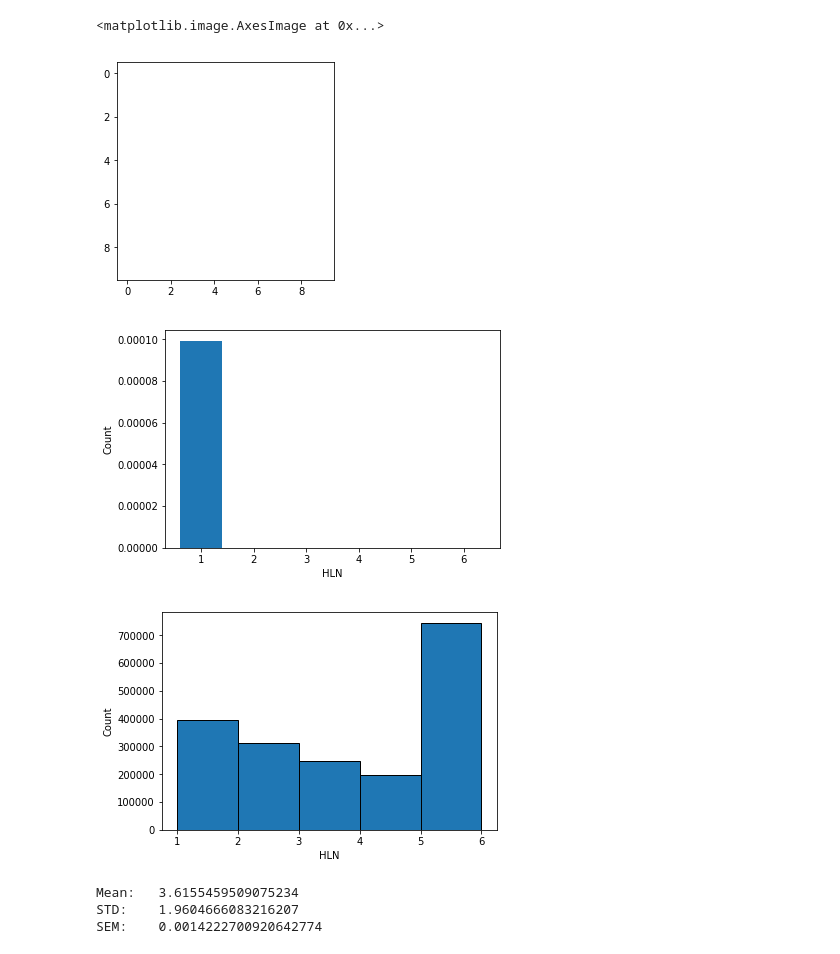
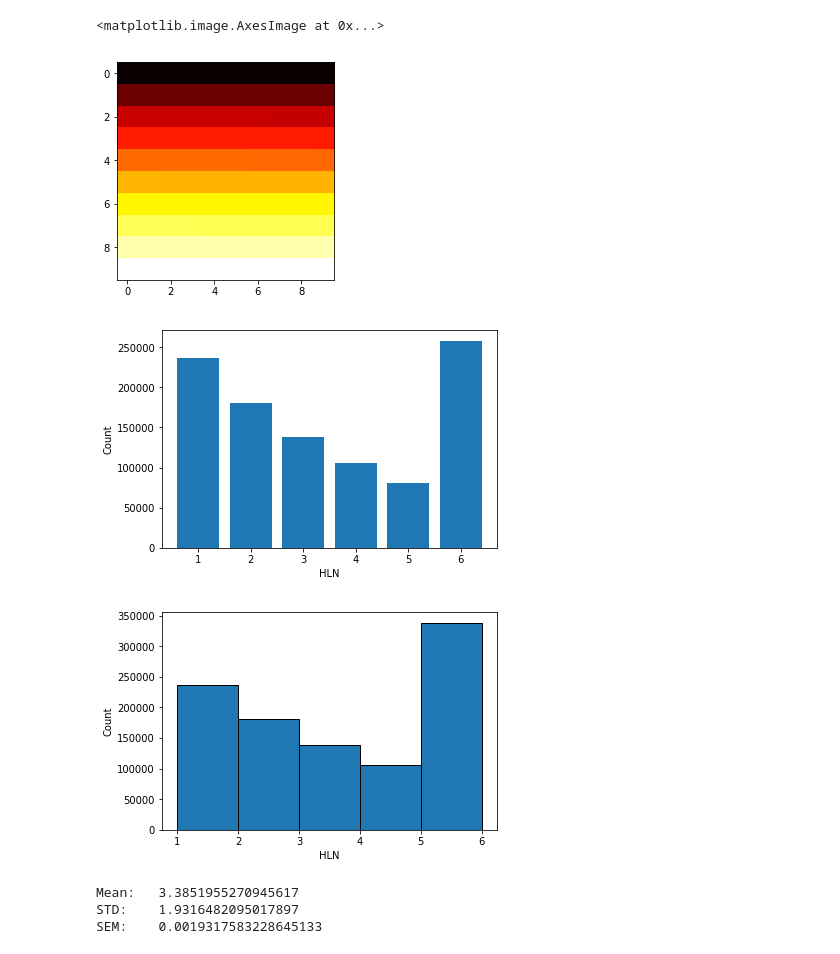
Before and after one commit to technodivergent/Bacillus_Anthracis_Simulation, a Jupyter notebook: Lung Submodel.ipynb, the cells around one changed output. Saved outputs shown, nothing was run; the diff lists cells and outputs as text; code cells hidden in the pictures.

Commit message:
Added forloop to create heatmap

```diff
--- a/Lung Submodel.ipynb
+++ b/Lung Submodel.ipynb
@@ -162,7 +163,11 @@ def get_mean(results):
 
 results = numpy.zeros((10,10))
 
-for i,s in enumerate(numpy.linspace(1e1, 2e9, 10)):
-    for j,a in enumerate(numpy.linspace(1e1,2e6,10)):
-       model = DayModel(spore=i, macrophage=j)
-       results[i,j] = get_mean(model.run(solver=BasicODESolver))
+# r = model.run(solver=BasicODESolver)
+# get_mean(r[0])
+
+for i,s in enumerate(numpy.linspace(1e9, 2e9, 10)):
+    for j,a in enumerate(numpy.linspace(1e6,2e6,10)):
+        model = DayModel(spore=s, macrophage=a)
+        r = model.run(solver=BasicODESolver)
+        %time results[i,j] = get_mean(r[0])
@@ -182,16 +215,13 @@ array([[nan, nan, nan, nan, nan, nan, nan, nan, nan, nan],
 # %%
 import matplotlib.pyplot as plt
 import numpy as np
 
-r
-
 plt.imshow(results, cmap='hot', interpolation='nearest')
 # %% [output]
 <matplotlib.image.AxesImage at 0x...>
-[figure, old version]
+[figure, new version]
 # %%
-from scipy import stats
-res = results[0][0]
+res = results_orig[0]
 data = [
     res['HLN1'][-1],
     res['HLN2'][-1],
@@ -202,19 +232,18 @@ data = [
 ]
 x = [1,2,3,4,5,6]
 
-means = []
+r = results[0]
+data3 = []
+data3.extend([1]*int(res['HLN1'][-1]))
+data3.extend([2]*int(res['HLN2'][-1]))
+data3.extend([3]*int(res['HLN3'][-1]))
+data3.extend([4]*int(res['HLN4'][-1]))
+data3.extend([5]*int(res['HLN5'][-1]))
+data3.extend([6]*int(res['HLN6'][-1]))
 
-# r = results[0]
-# data3.extend([1]*int(r['HLN1'][-1]))
-# data3.extend([2]*int(r['HLN2'][-1]))
-# data3.extend([3]*int(r['HLN3'][-1]))
-# data3.extend([4]*int(r['HLN4'][-1]))
-# data3.extend([5]*int(r['HLN5'][-1]))
-# data3.extend([6]*int(r['HLN6'][-1]))
-
-# mean = numpy.mean(data3)
-# sd = numpy.std(data3)
-# sem = stats.sem(data3)
+mean = numpy.mean(data3)
+sd = numpy.std(data3)
+sem = stats.sem(data3)
 
 plt.bar(x,data)
 plt.xlabel('HLN')
@@ -230,9 +259,9 @@ print("Mean: \t{}".format(mean))
 print("STD:  \t{}".format(sd))
 print("SEM:  \t{}".format(sem))
 # %% [output]
-[figure, old version]
+[figure, new version]
-[figure, old version]
+[figure, new version]
-Mean:   3.6155459509075234
-STD:    1.9604666083216207
-SEM:    0.0014222700920642774
+Mean:   3.3851955270945617
+STD:    1.9316482095017897
+SEM:    0.0019317583228645133
 # %%
```
Also changed, not shown: parts of 12 cells of this notebook.
